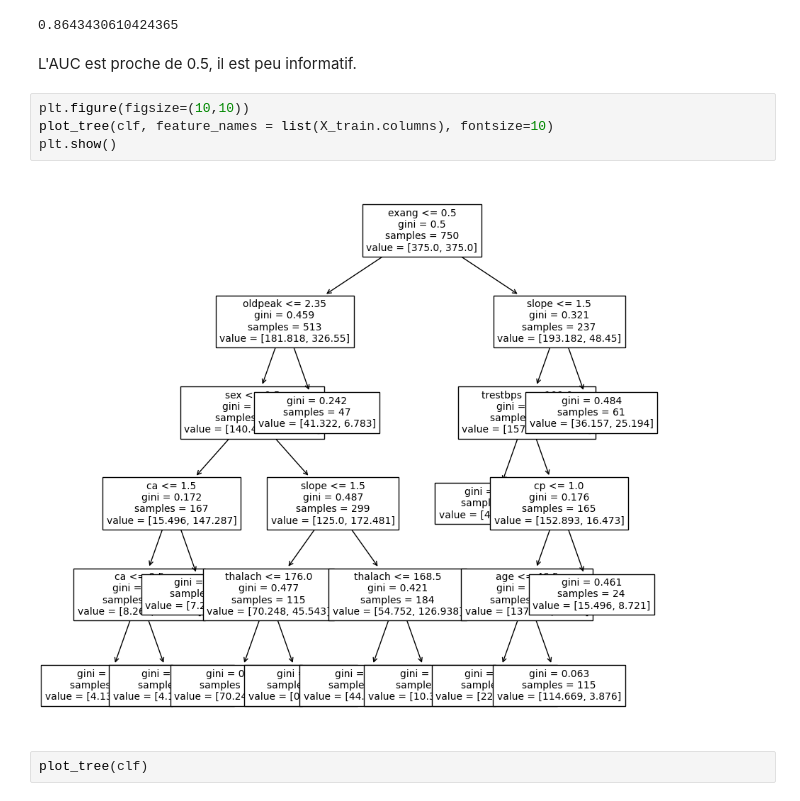
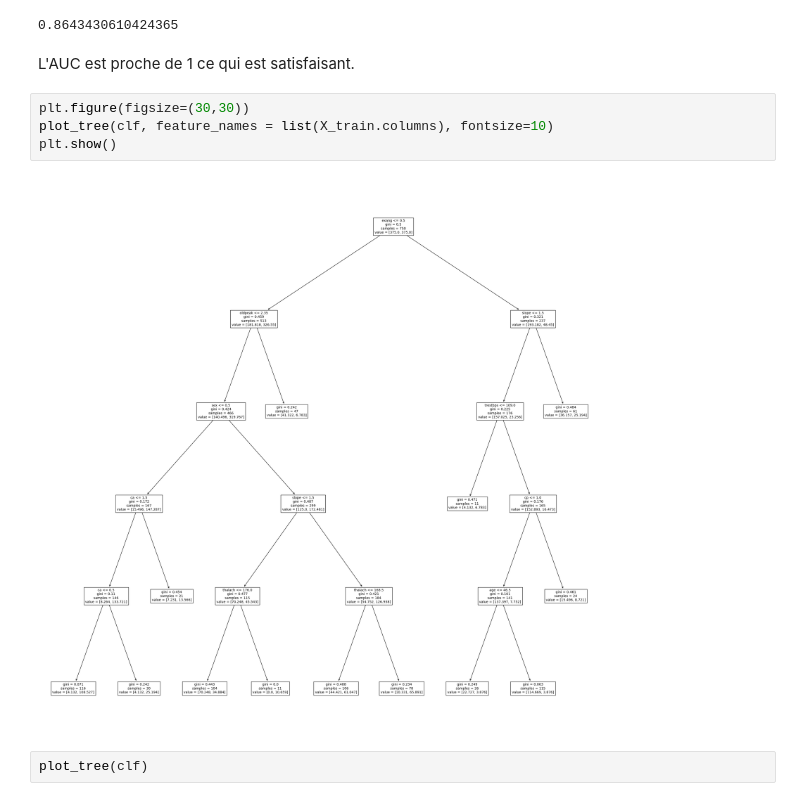
Before and after one commit to Twyxii/Heart-disaster, a Jupyter notebook: heart_disease_classification.ipynb, the cells around one changed output. Saved outputs shown, nothing was run; the diff lists cells and outputs as text.

```diff
--- a/heart_disease_classification.ipynb
+++ b/heart_disease_classification.ipynb
@@ -129,13 +129,13 @@ print(auc_)
 # %% [output]
 0.8643430610424365
 # %% [markdown]
-L'AUC est proche de 0.5, il est peu informatif.
+L'AUC est proche de 1 ce qui est satisfaisant.
 # %%
-plt.figure(figsize=(10,10))
+plt.figure(figsize=(30,30))
 plot_tree(clf, feature_names = list(X_train.columns), fontsize=10)
 plt.show()
 # %% [output]
-[figure, old version]
+[figure, new version]
 # %%
 plot_tree(clf)
 # %% [output]
```
Also changed, not shown: parts of 7 cells of this notebook.
